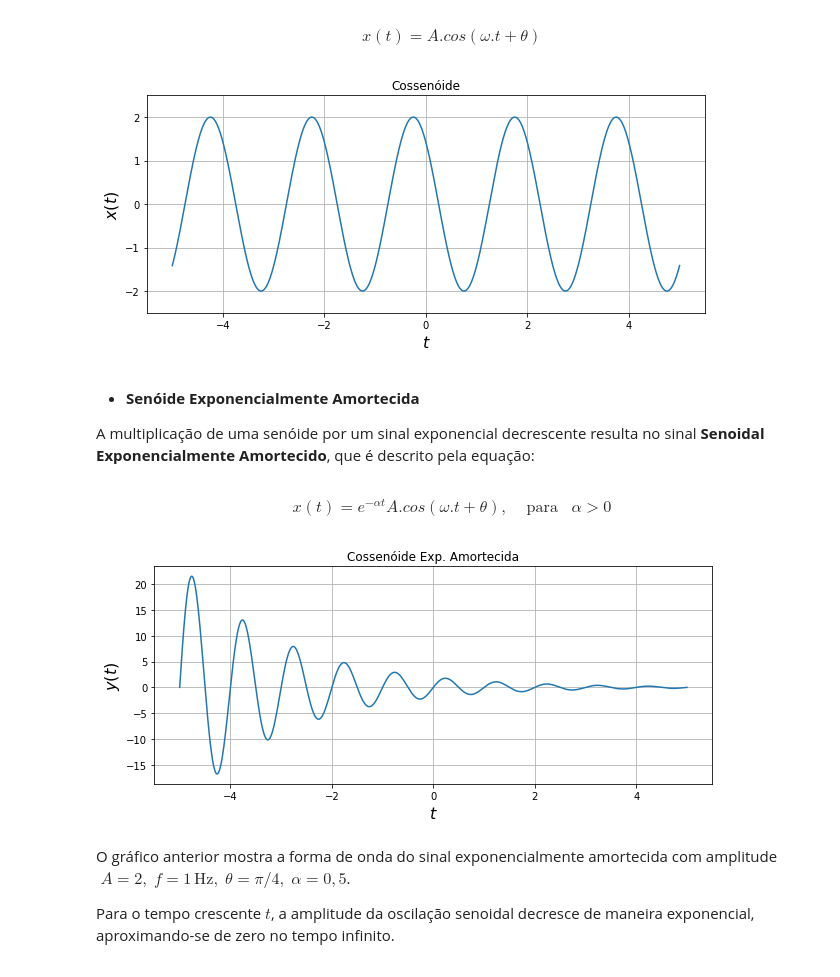
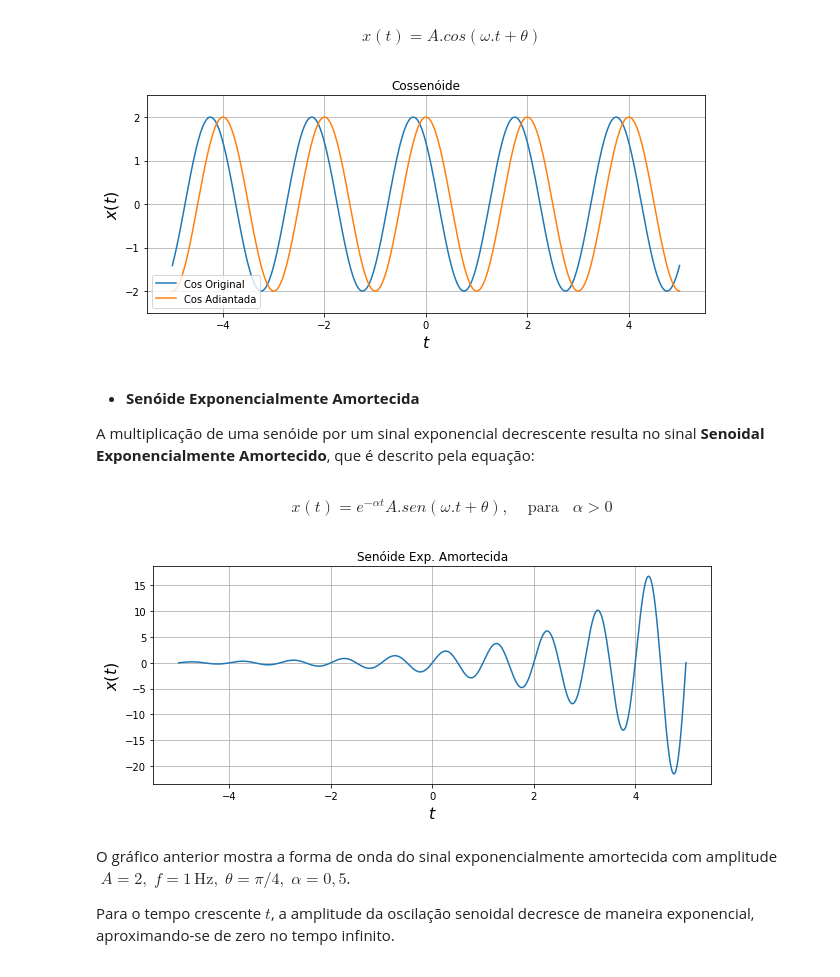
Before and after one commit to kaw19/linear_systems, a Jupyter notebook: 01 sinais/SL_Lab_01_Sinais_Elementares.ipynb, the cells around one changed output. Cells and saved outputs as stored; diff of their text form; code cells hidden in the pictures.

```diff
--- a/01 sinais/SL_Lab_01_Sinais_Elementares.ipynb
+++ b/01 sinais/SL_Lab_01_Sinais_Elementares.ipynb
@@ -118,30 +116,31 @@ $$x(t)=A.cos(\omega.t+\theta)$$
 '''Senóide'''
 t = linspace(-5,5,1000)
 A = 2.; f = 0.5; omega = 2*pi*f; fase = pi/4
-x = A*cos(omega*t + fase)                  # cossenóide
+x = A*cos(omega*t + fase)                  # cossenóide 1
+y = A*cos(omega*t)                         # cossenóide 2
 
 figure(figsize=(10, 4))
-plot(t,x); axis((-5.5,5.5,-2.5,2.5)); grid('on')
+plot(t,x,t,y); axis((-5.5,5.5,-2.5,2.5)); grid('on'); legend(('Cos Original','Cos Adiantada'))
 xlabel('$t$',fontsize=16); ylabel('$x(t)$',fontsize=16); title(u'Cossenóide');
 # %% [output]
-[figure, old version]
+[figure, new version]
 # %% [markdown]
 **<ul><li>Senóide Exponencialmente Amortecida</li>**
 
 A multiplicação de uma senóide por um sinal exponencial decrescente resulta no sinal **Senoidal Exponencialmente Amortecido**, que é descrito pela equação:
 # %% [markdown]
-$$x(t)=e^{-\alpha t}A.cos(\omega.t+\theta),\;\;\;\;\textrm{para}\;\;\;\alpha>0$$
+$$x(t)=e^{-\alpha t}A.sen(\omega.t+\theta),\;\;\;\;\textrm{para}\;\;\;\alpha>0$$
 # %%
 '''Senóide Exponencialmente Amortecida. '''
 t = linspace(-5,5,1000)
-A = 2.; f = 1; omega = 2*pi*f; fase = 0; alfa = 0.5
-y = exp(-alfa*t)*A*sin(omega*t + fase)                  # cossenóide exponencialmente amortecida
+A = 2.; f = 1; omega = 2*pi*f; fase = 0; alfa = -0.5
+x = exp(-alfa*t)*A*sin(omega*t + fase)                  # cossenóide exponencialmente amortecida
 
 figure(figsize=(10, 4))
-plot(t,y); grid('on')
-xlabel('$t$',fontsize=16); ylabel('$y(t)$',fontsize=16); title(u'Cossenóide Exp. Amortecida');
+plot(t,x); grid('on')
+xlabel('$t$',fontsize=16); ylabel('$x(t)$',fontsize=16); title(u'Senóide Exp. Amortecida');
 # %% [output]
-[figure, old version]
+[figure, new version]
 # %% [markdown]
 O gráfico anterior mostra a forma de onda do sinal exponencialmente amortecida com amplitude $\;A=2,\;f=1\,\textrm{Hz},\;\theta=\pi/4,\;\alpha=0,5$.  <p>Para o tempo crescente $t$, a amplitude da oscilação senoidal decresce de maneira exponencial, aproximando-se de zero no tempo infinito.
 # %% [markdown]
```
Also changed, not shown: parts of 7 cells of this notebook.
